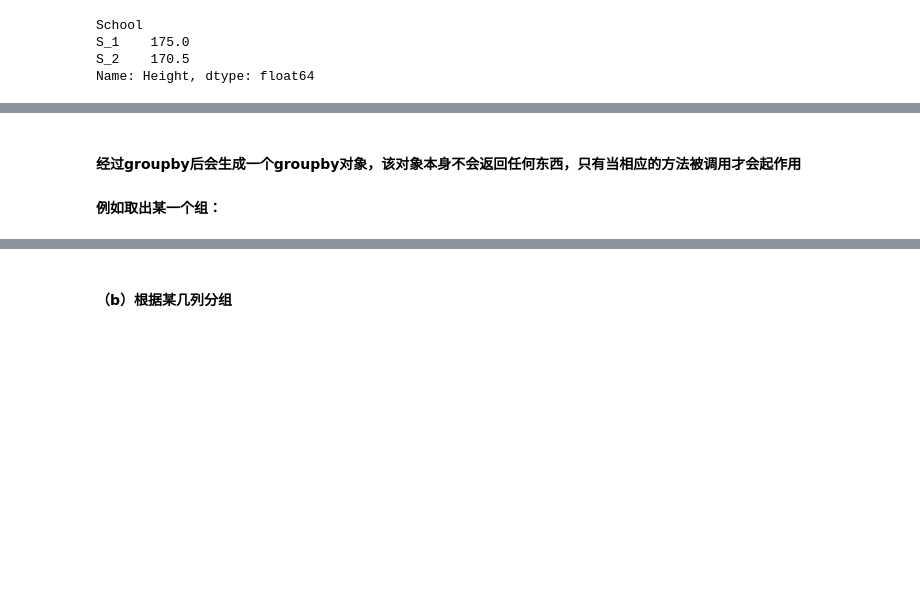
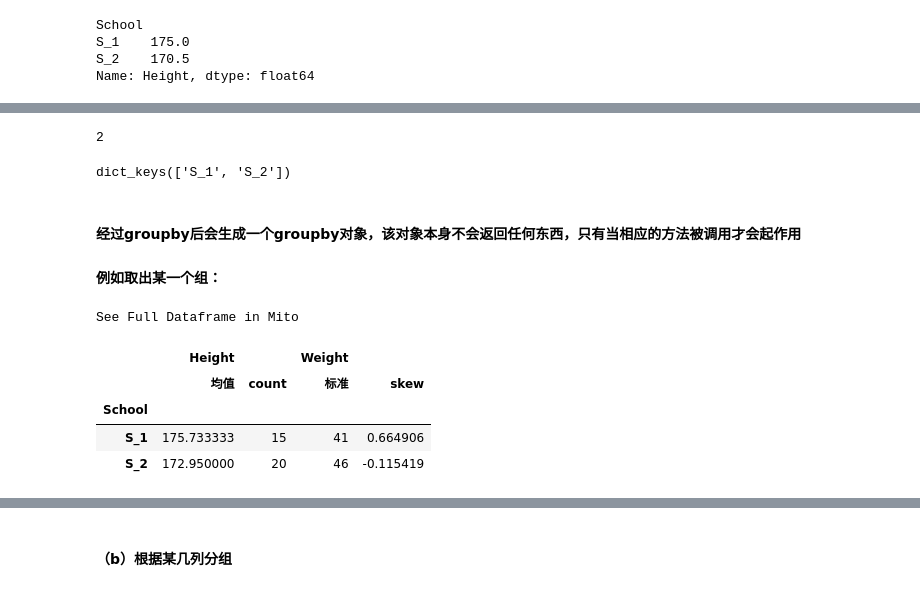
Before and after one commit to Gavince/Python, a Jupyter notebook: data_analysis/Pandas/joyful-pandas/第3章 分组.ipynb, the cells around one changed output, grey strips where cells are left out. Saved outputs shown, nothing was run; the diff lists cells and outputs as text; code cells hidden in the pictures; blank space fills up the shorter version.

```diff
--- a/data_analysis/Pandas/joyful-pandas/第3章 分组.ipynb
+++ b/data_analysis/Pandas/joyful-pandas/第3章 分组.ipynb
@@ -103,9 +70,31 @@ grouped_single.describe()
 # %%
 # 多组(通过describe可以获得相应的分组信息)
 # grouped_mul.describe()
+# %%
+# 获取组别
+grouped_single.ngroups
+# %% [output]
+2
+# %%
+# 获取分组描述
+grouped_single.groups.keys()
+# %% [output]
+dict_keys(['S_1', 'S_2'])
 # %% [markdown]
 #### 经过groupby后会生成一个groupby对象，该对象本身不会返回任何东西，**只有当相应的方法被调用才会起作用**
 #### 例如取出某一个组：
+# %%
+def normalize(x):
+    return x.max() - x.min()
+# %%
+grouped_single.agg({"Height":[("均值", "mean"), "count"], "Weight":[("标准", normalize), "skew"]})
+# %% [output]
+See Full Dataframe in Mito
+|  | Height |  | Weight |  |
+|  | 均值 | count | 标准 | skew |
+| School |  |  |  |  |
+| S_1 | 175.733333 | 15 | 41 | 0.664906 |
+| S_2 | 172.950000 | 20 | 46 | -0.115419 |
 # %%
 # 获取某一组别的数据信息 get_group（先分组再去相应类别）
 grouped_single.get_group("S_2").head()
```
Also changed, not shown: parts of 19 cells of this notebook, 10 other files.
